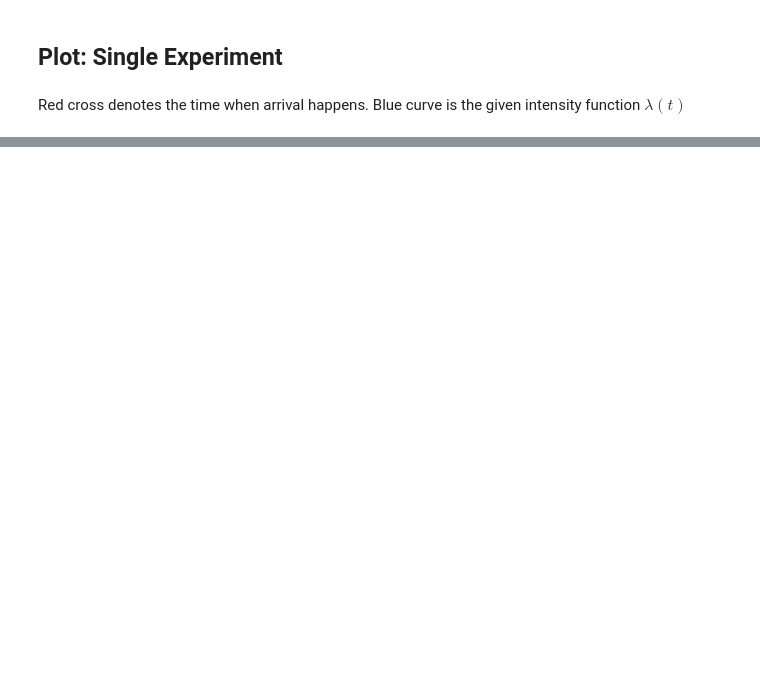
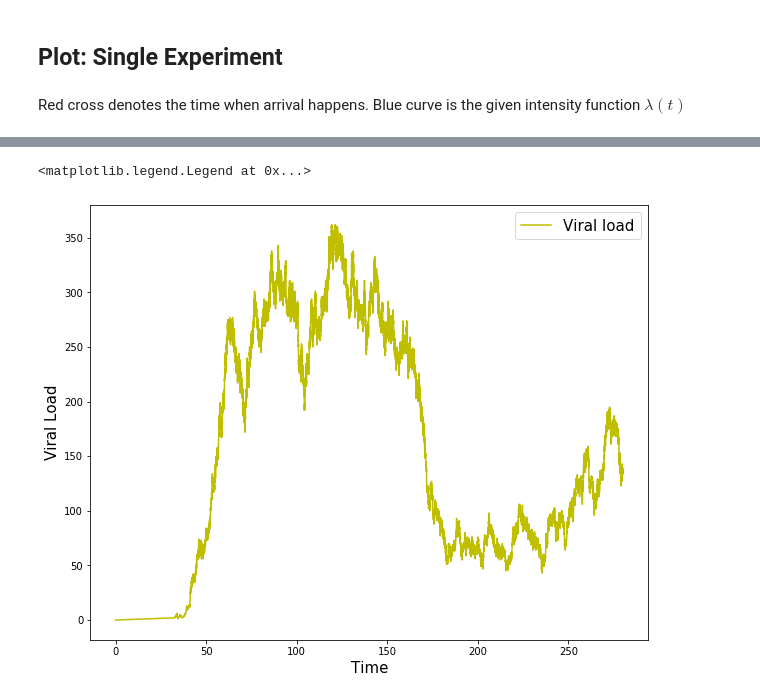
Before and after one commit to yishu0524/Placental-Transmission, a Jupyter notebook: Sampling_Inhomogeneous_Poisson_Process.ipynb, the cells around one changed output, grey strips where cells are left out. Cells and saved outputs as stored; diff of their text form; code cells hidden in the pictures; blank space fills up the shorter version.

```diff
--- a/Sampling_Inhomogeneous_Poisson_Process.ipynb
+++ b/Sampling_Inhomogeneous_Poisson_Process.ipynb
@@ -113,3 +103,0 @@ data = pd.read_excel("E:/projects/CMV/PDE_model_data.xlsx")
-# %%
-time = list(data['time'])
-rate = list(data['rate'])
@@ -132,0 +118,2 @@ plt.show()
+# %%
+arrival_times = inhomogeneousPoisson(Lambda, 280)
@@ -132,0 +306,12 @@ plt.show()
+# %%
+count=0;
+# %%
+for _ in range(100):
+    virus_entry=arrival_times[::-1]
+
+    mu=1/4.5; beta=0.0012; alpha=1; delta=0.77; S0=400;lam=mu*S0 ;p=1600;c=1.5; S=S0; L=0; I=0; V=0;ratio=0.5;
+    M1 = StochasticCMVsystem(lam, mu, beta, alpha, delta, S0, p, c, S, L, I, V,ratio,virus_entry);
+
+    M1.run(280)
+    if M1.trajectory[-1,3]>1000:
+        count+=1
@@ -132,0 +322,14 @@ plt.show()
+# %%
+#plt.plot(M1.times[:-1], M1.trajectory[:-1,0], 'b-', label='S')
+fig, ax = plt.subplots(figsize=(10,8))
+plt.plot(M1.times[:-1], M1.trajectory[:-1,3], 'y-', label='Viral load')
+
+#plt.plot(M1.times[:-1], M1.trajectory[:-1,1], 'r-', label='Latent cells')
+#plt.plot(M1.times[:-1], M1.trajectory[:-1,2], 'g-', label='Infected cells')
+#plt.yscale("symlog")
+plt.xlabel("Time",fontsize=15)
+plt.ylabel("Viral Load",fontsize=15)
+plt.legend(loc='upper right',fontsize=15)
+# %% [output]
+<matplotlib.legend.Legend at 0x...>
+[figure, added]
```
Also changed, not shown: parts of 30 cells of this notebook.
